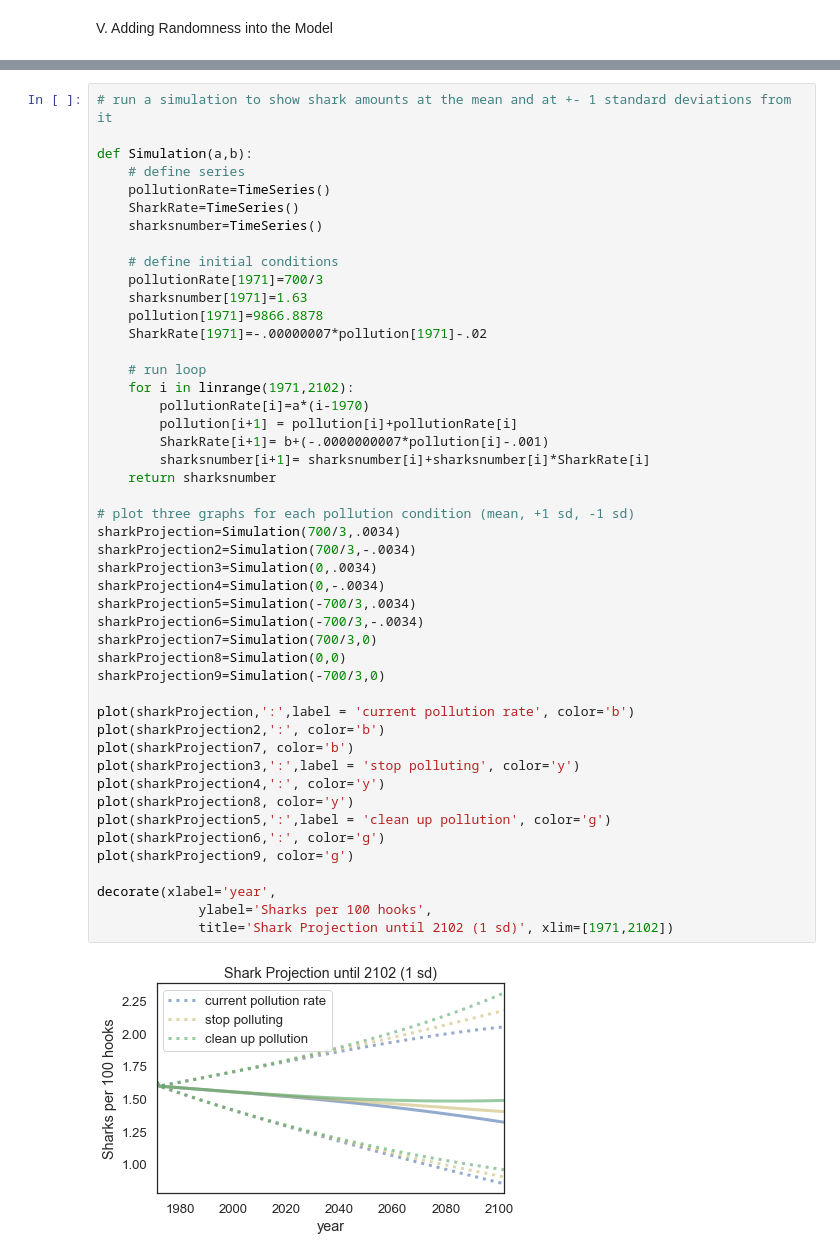
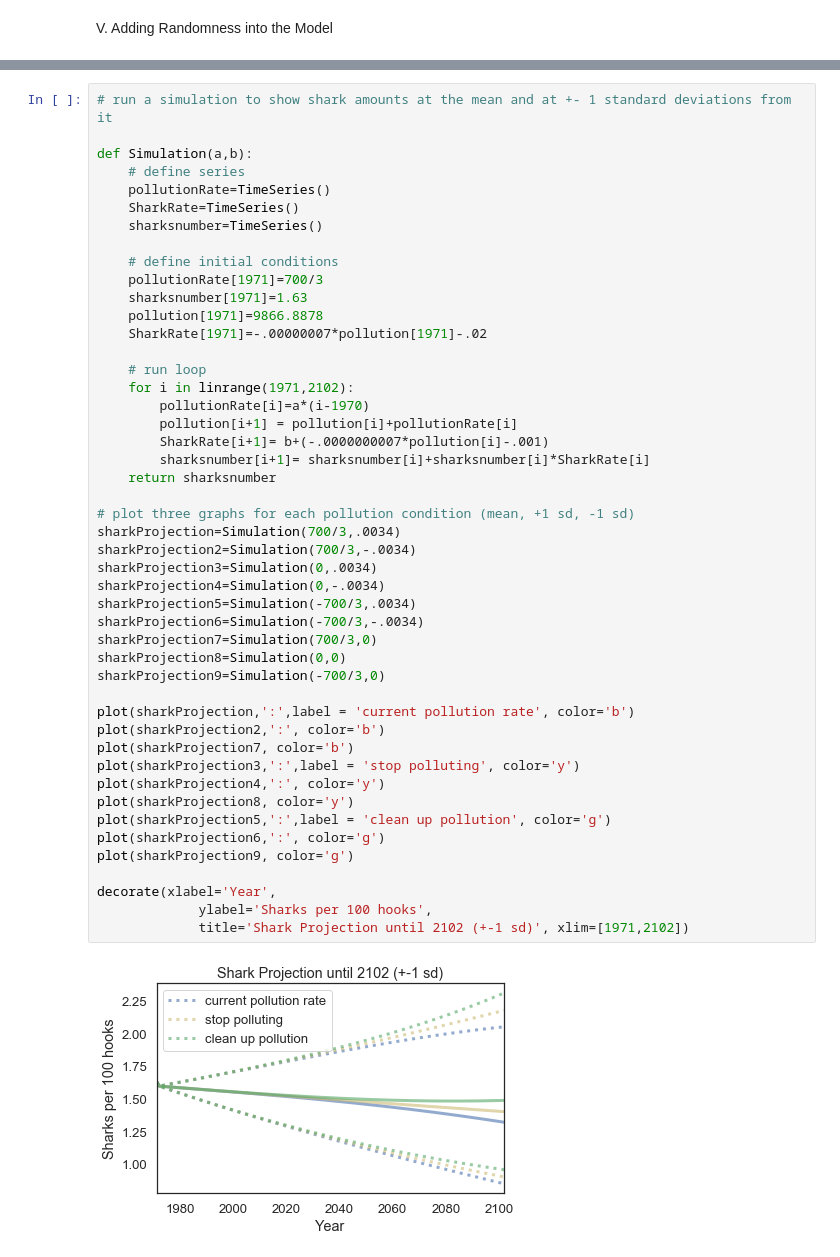
Before and after one commit to colinmsnow/ModSimPy, a Jupyter notebook: code/SharkProjectNew.ipynb, the cells around one changed output, grey strips where cells are left out. Drawn from its saved outputs; the diff is of its cells as text.

```diff
--- a/code/SharkProjectNew.ipynb
+++ b/code/SharkProjectNew.ipynb
@@ -212,33 +224,33 @@ def Simulation(a,b):
     for i in linrange(1971,2102):
         pollutionRate[i]=a*(i-1970)
         pollution[i+1] = pollution[i]+pollutionRate[i]
         SharkRate[i+1]= b+(-.0000000007*pollution[i]-.001)
         sharksnumber[i+1]= sharksnumber[i]+sharksnumber[i]*SharkRate[i]
     return sharksnumber
 
 # plot three graphs for each pollution condition (mean, +1 sd, -1 sd)
 sharkProjection=Simulation(700/3,.0034)
 sharkProjection2=Simulation(700/3,-.0034)
 sharkProjection3=Simulation(0,.0034)
 sharkProjection4=Simulation(0,-.0034)
 sharkProjection5=Simulation(-700/3,.0034)
 sharkProjection6=Simulation(-700/3,-.0034)
 sharkProjection7=Simulation(700/3,0)
 sharkProjection8=Simulation(0,0)
 sharkProjection9=Simulation(-700/3,0)
 
 plot(sharkProjection,':',label = 'current pollution rate', color='b')
 plot(sharkProjection2,':', color='b')
 plot(sharkProjection7, color='b')
 plot(sharkProjection3,':',label = 'stop polluting', color='y')
 plot(sharkProjection4,':', color='y')
 plot(sharkProjection8, color='y')
 plot(sharkProjection5,':',label = 'clean up pollution', color='g')
 plot(sharkProjection6,':', color='g')
 plot(sharkProjection9, color='g')
 
-decorate(xlabel='year',
+decorate(xlabel='Year',
              ylabel='Sharks per 100 hooks',
-             title='Shark Projection until 2102 (1 sd)', xlim=[1971,2102])
+             title='Shark Projection until 2102 (+-1 sd)', xlim=[1971,2102])
 # %% [output]
-[figure, old version]
+[figure, new version]
```
Also changed, not shown: parts of 16 cells of this notebook.
